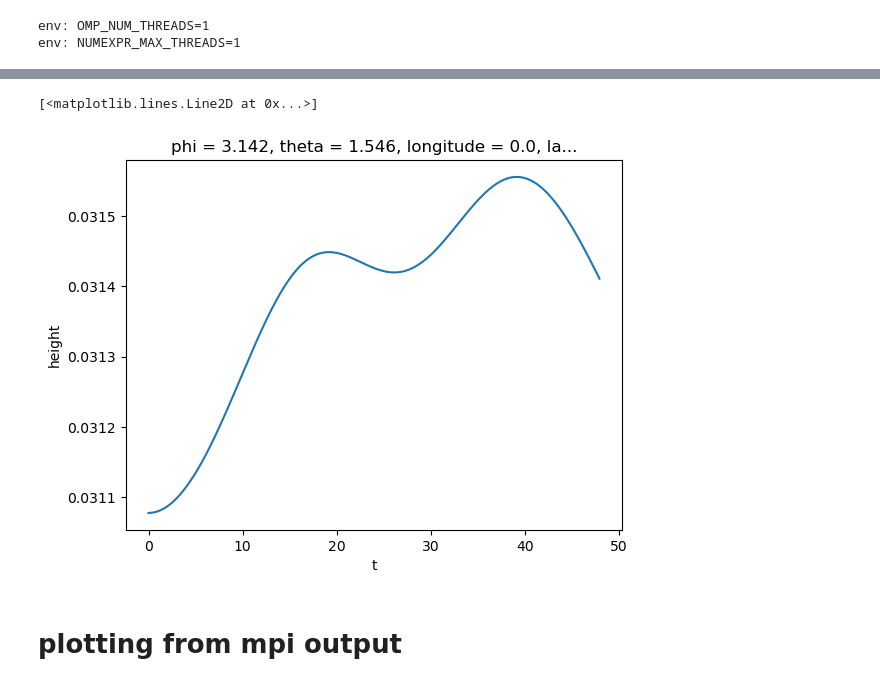
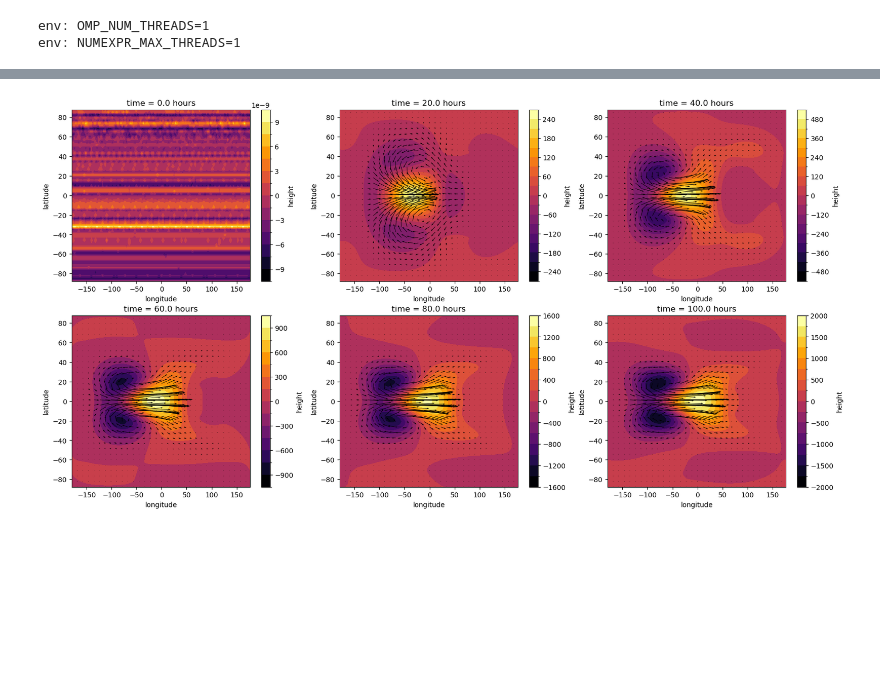
Before and after one commit to qnicolas/superrotation, a Jupyter notebook: oneLayerSW.ipynb, the cells around one changed output, grey strips where cells are left out. Saved outputs shown, nothing was run; the diff lists cells and outputs as text; code cells hidden in the pictures; blank space fills up the shorter version.

```diff
--- a/oneLayerSW.ipynb
+++ b/oneLayerSW.ipynb
@@ -156,7 +74,0 @@ for i,time in enumerate(np.linspace(0,len(sol.t)-1,6)):
-# %%
-sol.height.sel(longitude=0.,latitude=0.,method='nearest').plot()
-# %% [output]
-[<matplotlib.lines.Line2D at 0x...>]
-[figure, removed]
-# %% [markdown]
-# plotting from mpi output
@@ -165,0 +75,16 @@ sol1 = xr.open_dataset('snapshots/snapshots_s1/snapshots_s1_p0.h5',engine='dedal
+# %%
+sol=sol_vmt-sol_novmt
+_,axs=plt.subplots(2,3,figsize=(20,10))
+axs=axs.reshape(-1)
+for i,time in enumerate(np.linspace(0,len(sol.t)-1,6)):
+    time=int(time)
+    ((sol.height[time])/meter).plot.contourf(ax=axs[i],y='latitude',levels=18,cmap=plt.cm.inferno)
+    n=4;m=2
+    axs[i].quiver(sol.longitude[::n],
+                  sol.latitude[::m] ,
+                  sol.u[time][::n,::m].T,
+                  sol.v[time][::n,::m].T)
+    #axs[i].set_xlim(-90,90)
+    axs[i].set_title("time = %.1f hours"%sol.t[time])
+# %% [output]
+[figure, added]
```
Also changed, not shown: parts of 21 cells of this notebook, 3 other files.
